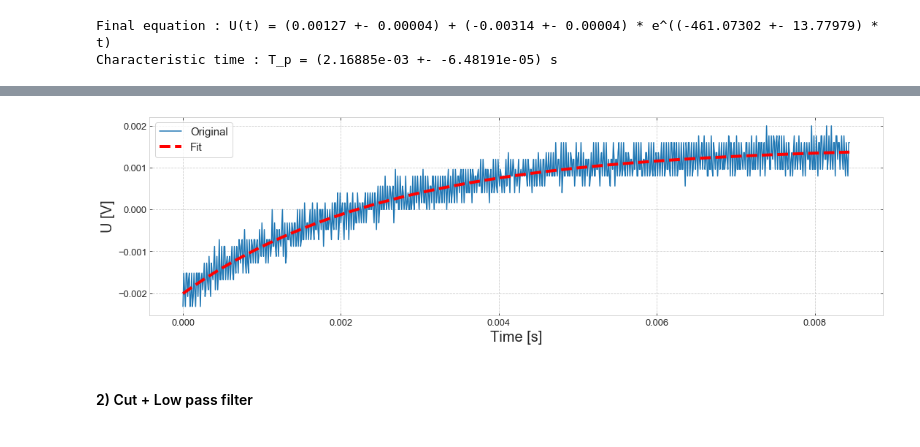
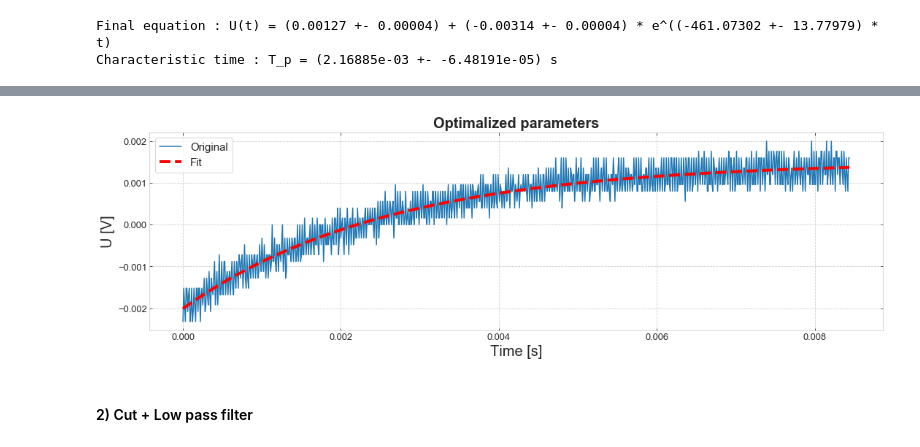
Before and after one commit to masterdesky/ELTE-applied-physics-2019, a Jupyter notebook: II. Optical Pumping/notebooks/opu.ipynb, the cells around one changed output, grey strips where cells are left out. Cells and saved outputs as stored; diff of their text form; code cells hidden in the pictures.

```diff
--- a/II. Optical Pumping/notebooks/opu.ipynb
+++ b/II. Optical Pumping/notebooks/opu.ipynb
@@ -438,23 +461,25 @@ Characteristic time : T_p = (2.16885e-03 +- -6.48191e-05) s
 # %%
 nrows = 1
 ncols = 1
 fig, axes = plt.subplots(nrows=nrows, ncols=ncols, figsize=(18,5))
 
+titlesize = 20
 axislabelsize = 20
 axisticksize = 13
 
 axes.plot(time_var, values_var, label='Original')
 axes.plot(time_var, fit_func(time_var, *popt),
           c='red', linestyle='--', lw=4, label='Fit', zorder=2)
 
+axes.set_title('Optimalized parameters', fontsize=titlesize, fontweight='bold')
 axes.set_xlabel('Time [s]', fontsize=axislabelsize)
 axes.set_ylabel('U [V]', fontsize=axislabelsize)
 axes.tick_params(axis='both', which='major', labelsize=axisticksize)
 
 plt.legend(loc='upper left', fontsize=legendsize)
 plt.show()
 # %% [output]
-[figure, old version]
+[figure, new version]
 # %% [markdown]
 #### 2) Cut + Low pass filter
 # %%
```
Also changed, not shown: parts of 5 cells of this notebook, 4 other files.
